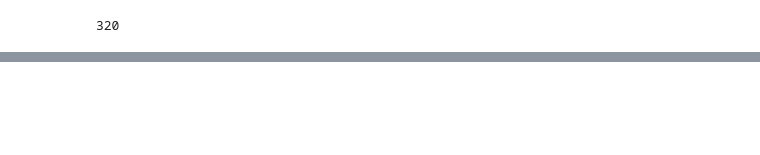
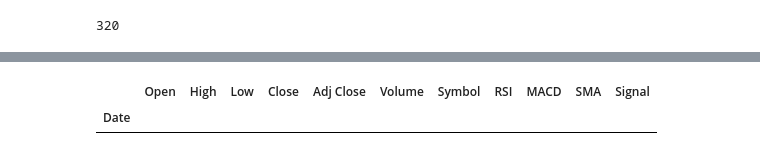
Before and after one commit to Dhruvk1999/momentum-trader, a Jupyter notebook: strategies/news_based/news-based.ipynb, the cells around one changed output, grey strips where cells are left out. Cells and saved outputs as stored; diff of their text form; code cells hidden in the pictures; blank space fills up the shorter version.

```diff
--- a/strategies/news_based/news-based.ipynb
+++ b/strategies/news_based/news-based.ipynb
@@ -485,0 +603,2 @@ asset_data['cumulative_returns'].plot()
+# %%
+data=load_data()
@@ -485,0 +623,25 @@ asset_data['cumulative_returns'].plot()
+# %%
+result = pd.DataFrame()
+
+try:
+    data_grouped = data.groupby("Symbol")
+except:
+    print("Error in grouping")
+
+for symbol, group in data_grouped:
+    try:
+        temp = group.copy()
+        temp_avg_vol = temp['Volume'].rolling(20).mean()  # Adjust the rolling window for average volume
+        temp = temp[temp['Volume'] > percentage * temp_avg_vol]
+
+        # Calculate momentum indicators
+        temp['RSI'] = talib.RSI(temp['Close'], timeperiod=14)  # Relative Strength Index (RSI)
+        print(temp)
+        temp['MACD'], _, _ = talib.MACD(temp['Close'], fastperiod=12, slowperiod=26, signalperiod=9)  # MACD
+        temp['SMA'] = talib.SMA(temp['Close'], timeperiod=20)  # Simple Moving Average (SMA)
+
+        # Apply your additional conditions for entry and exit signals
+        temp['Signal'] = np.where((temp['Close'] > temp['SMA']) & (temp['RSI'] > 30) & (temp['MACD'] > 0), 'Buy', 'Short')
+        result = pd.concat([result, temp])
+    except:
+        print(f"Error in fetching {symbol}")
@@ -485,0 +666,5 @@ asset_data['cumulative_returns'].plot()
+# %%
+result
+# %% [output]
+|  | Open | High | Low | Close | Adj Close | Volume | Symbol | RSI | MACD | SMA | Signal |
+| Date |  |  |  |  |  |  |  |  |  |  |  |
```
Also changed, not shown: parts of 16 cells of this notebook, 4 other files.
